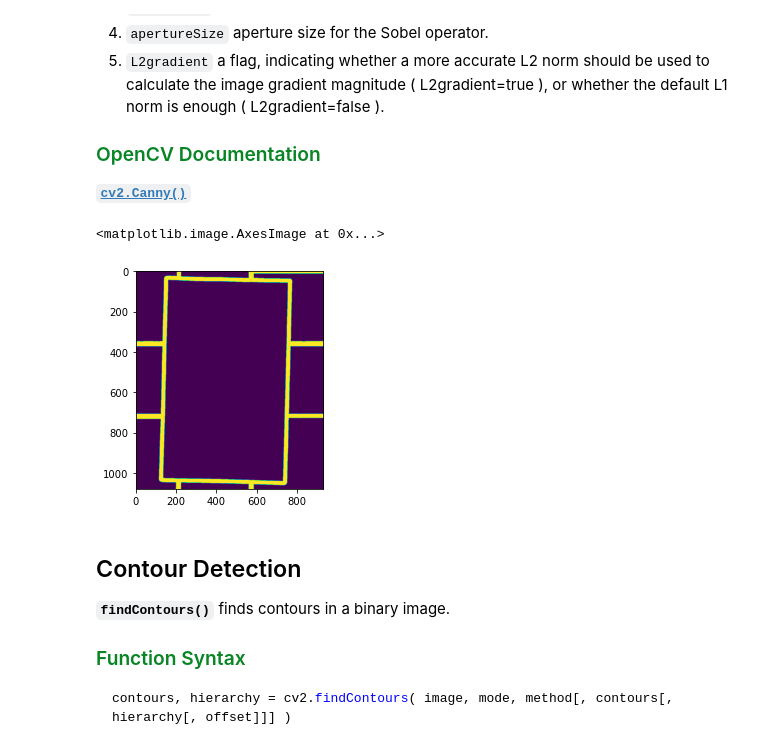
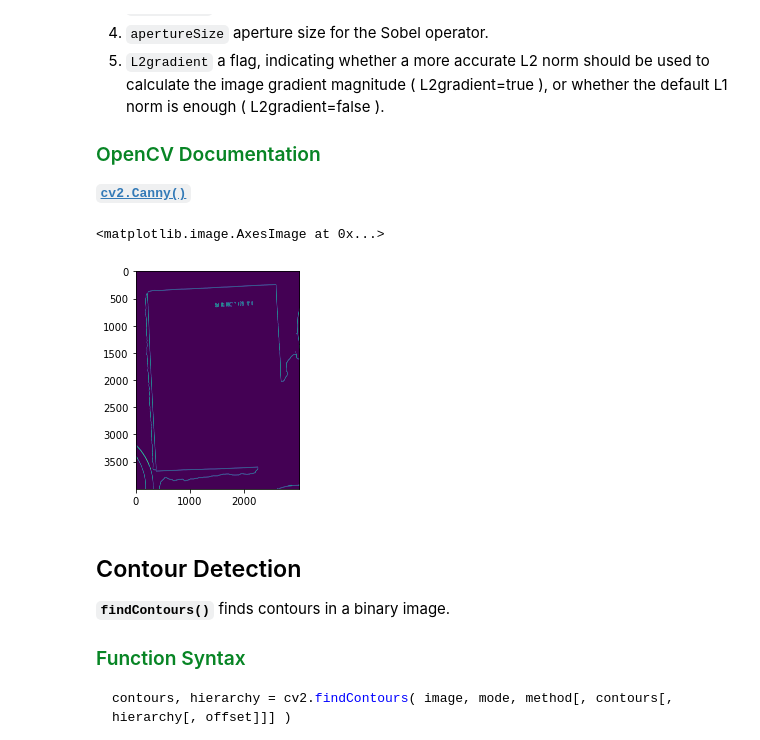
Before and after one commit to VarunBal/Document-Scanning, a Jupyter notebook: Document_alignment.ipynb, the cells around one changed output. Cells and saved outputs as stored; diff of their text form; code cells hidden in the pictures.

```diff
--- a/Document_alignment.ipynb
+++ b/Document_alignment.ipynb
@@ -27,7 +27,8 @@ import numpy as np
 import matplotlib.pyplot as plt
 %matplotlib inline
 # %%
-img = cv2.imread('inputs/img13.jpg', cv2.IMREAD_COLOR)
+name = 'img18.jpg'
+img = cv2.imread('inputs/'+name, cv2.IMREAD_COLOR)
 # %% [markdown]
 <img src = 'inputs/scanned-form.jpg' width = 300>
 # %%
@@ -81,0 +83,8 @@ plt.show()
+# %%
+mask = np.zeros(img.shape[:2],np.uint8)
+bgdModel = np.zeros((1,65),np.float64)
+fgdModel = np.zeros((1,65),np.float64)
+rect = (10,10,img.shape[1]-10,img.shape[0]-10)
+cv2.grabCut(img,mask,rect,bgdModel,fgdModel,5,cv2.GC_INIT_WITH_RECT)
+mask2 = np.where((mask==2)|(mask==0),0,1).astype('uint8')
+img = img*mask2[:,:,np.newaxis]
@@ -105,13 +120,13 @@ The function has **3 required arguments** and 3 optional:
 # %%
 gray = cv2.cvtColor(img, cv2.COLOR_BGR2BGRA)
 gray = cv2.GaussianBlur(gray, (11, 11), 0)
 # Edge Detection.
 canny = cv2.Canny(gray, 0, 200)
-canny = cv2.dilate(canny, cv2.getStructuringElement(cv2.MORPH_ELLIPSE,(21,21)))
+canny = cv2.dilate(canny, cv2.getStructuringElement(cv2.MORPH_ELLIPSE,(5,5)))
 plt.imshow(canny)
 # %% [output]
 <matplotlib.image.AxesImage at 0x...>
-[figure, old version]
+[figure, new version]
 # %% [markdown]
 ## Contour Detection
 
```
Also changed, not shown: parts of 10 cells of this notebook, 6 other files.
